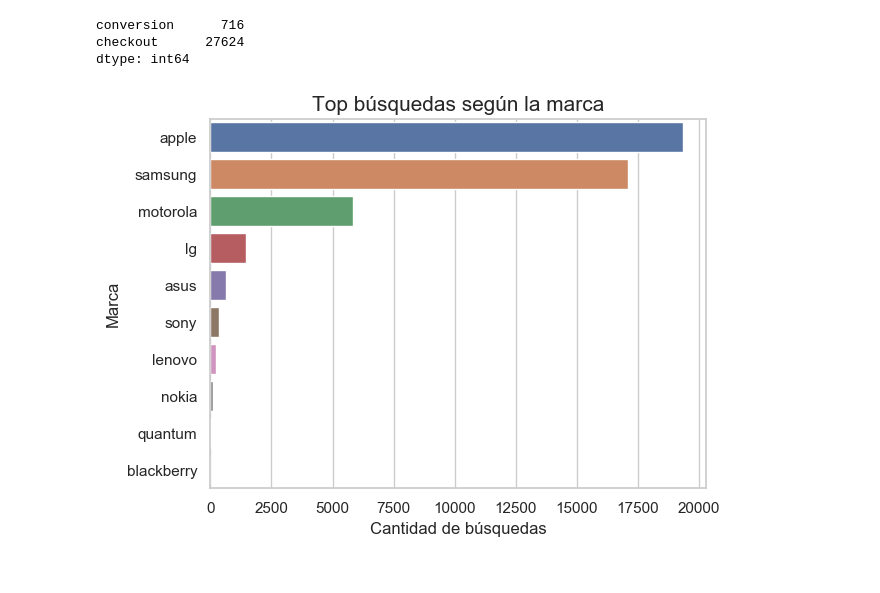
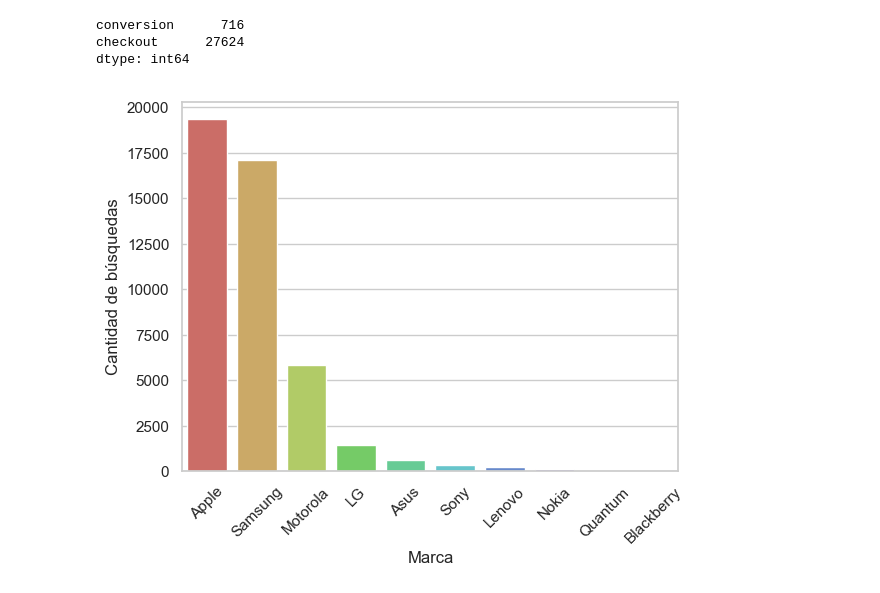
Before and after one commit to bauticanavese/Datos-Tps, a Jupyter notebook: TP1/Calculos Previos/TP1-AnalisisExploratorio-Dani.ipynb, the cells around one changed output. Drawn from its saved outputs; the diff is of its cells as text; code cells hidden in the pictures.

```diff
--- a/TP1/Calculos Previos/TP1-AnalisisExploratorio-Dani.ipynb
+++ b/TP1/Calculos Previos/TP1-AnalisisExploratorio-Dani.ipynb
@@ -8,7 +8,6 @@ import numpy as np
 
 %matplotlib inline
 
-plt.style.use('bmh')
 
 plt.style.use('default')
 sns.set(style="whitegrid")
@@ -153,34 +152,35 @@ searched_products['search_term'] = searched_products['search_term'].str.lower()
 searched_products['searched_model'] = searched_products['search_term']
 
 searched_products.loc[searched_products['search_term'].str.contains('samsung|sansung|sansumg|s3|s4|s5|s6|s7|s8|s9|a3|a5|a7|a8|a9|a10|j1|j2|j3|j4|j5|j7|j8|e5|e7|galaxy|note|prime|edge')
-                      ,'searched_model'] = 'samsung'
+                      ,'searched_model'] = 'Samsung'
 searched_products.loc[searched_products['search_term'].str.contains('iphone|apple|ipad|i phone|aple|iphome|4s|5s|6s|7s|8s')
-                      ,'searched_model'] = 'apple'
+                      ,'searched_model'] = 'Apple'
 searched_products.loc[searched_products['search_term'].str.contains('moto|g4 plus|g5 plus')
-                      ,'searched_model'] = 'motorola'
+                      ,'searched_model'] = 'Motorola'
 searched_products.loc[searched_products['search_term'].str.contains('lg|k8|k10|k 10|k4')
-                      ,'searched_model'] = 'lg'
+                      ,'searched_model'] = 'LG'
 searched_products.loc[searched_products['search_term'].str.contains('asus|zonfone|zenfone|azus|assus')
-                      ,'searched_model'] = 'asus'
+                      ,'searched_model'] = 'Asus'
 searched_products.loc[searched_products['search_term'].str.contains('nokia|lumia')
-                      ,'searched_model'] = 'nokia'
+                      ,'searched_model'] = 'Nokia'
 searched_products.loc[searched_products['search_term'].str.contains('lenovo')
-                      ,'searched_model'] = 'lenovo'
+                      ,'searched_model'] = 'Lenovo'
 searched_products.loc[searched_products['search_term'].str.contains('sony|xperia|x-peria')
-                      ,'searched_model'] = 'sony'
+                      ,'searched_model'] = 'Sony'
 searched_products.loc[searched_products['search_term'].str.contains('blackberry')
-                      ,'searched_model'] = 'blackberry'
+                      ,'searched_model'] = 'Blackberry'
 searched_products.loc[searched_products['search_term'].str.contains('quantum')
-                      ,'searched_model'] = 'quantum'
+                      ,'searched_model'] = 'Quantum'
 
 
-searched_products = searched_products.loc[searched_products['searched_model'].isin(['samsung','apple','motorola','lg','asus','nokia','sony','blackberry','lenovo','quantum'])]
+searched_products = searched_products.loc[searched_products['searched_model'].isin(['Samsung','Apple','Motorola','LG','Asus','Nokia','Sony','Blackberry','Lenovo','Quantum'])]
 # %%
 top_searched = searched_products.groupby('searched_model')['searched_model'].count().sort_values(ascending=False)
-g = sns.barplot(x=top_searched.values, y=top_searched.index, orient='h')
-g.set_title("Top búsquedas según la marca", fontsize=15)
-g.set_xlabel("Cantidad de búsquedas", fontsize=12)
-g.set_ylabel("Marca", fontsize=12)
+g = sns.barplot(x=top_searched.index, y=top_searched.values, orient="v", palette="hls")
+#g.set_title("Top búsquedas según la marca", fontsize=15)
+g.set_ylabel("Cantidad de búsquedas", fontsize=12)
+g.set_xlabel("Marca", fontsize=12)
+g.set_xticklabels(g.get_xticklabels(),rotation=45)
 plt.show()
 # %% [output]
-[figure, old version]
+[figure, new version]
```
